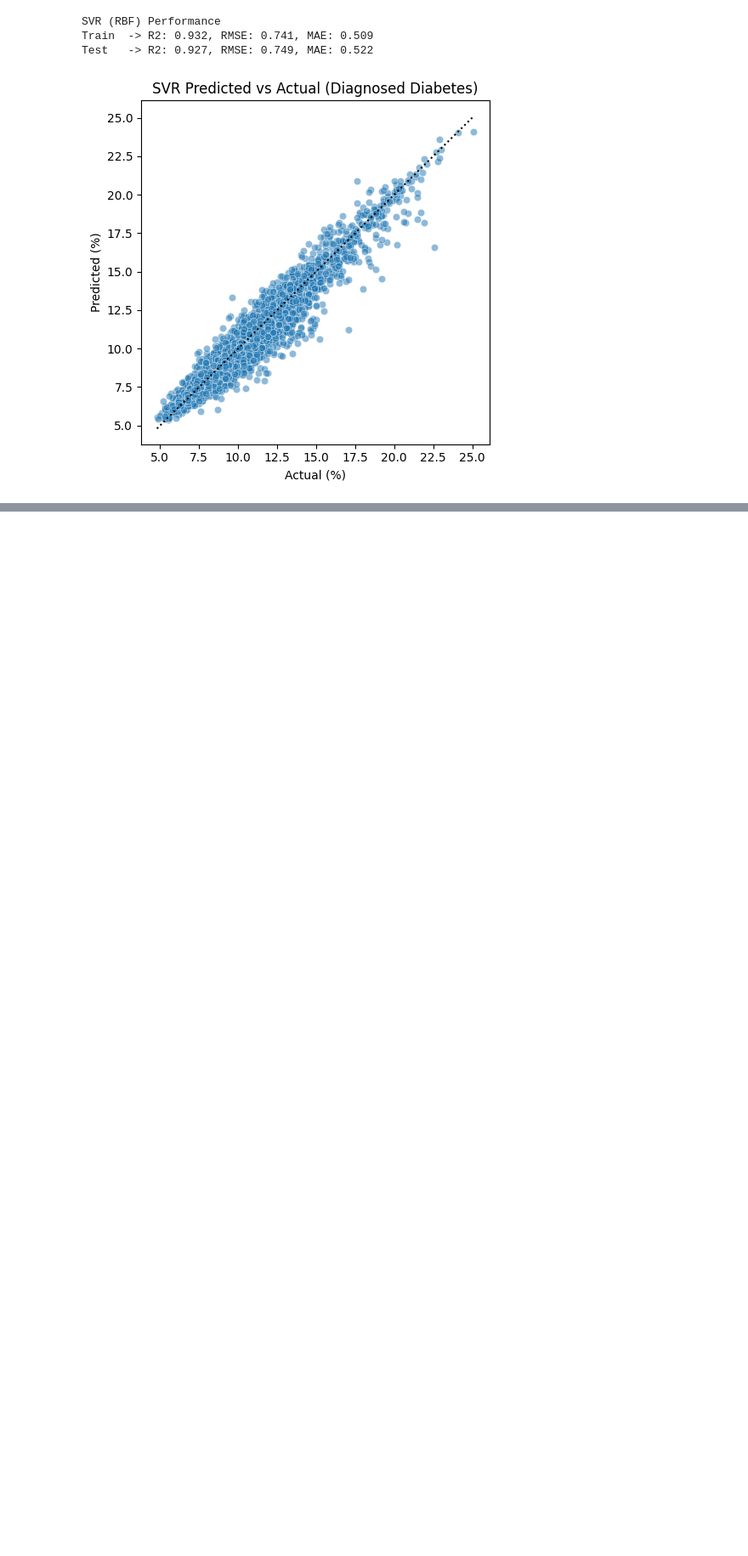
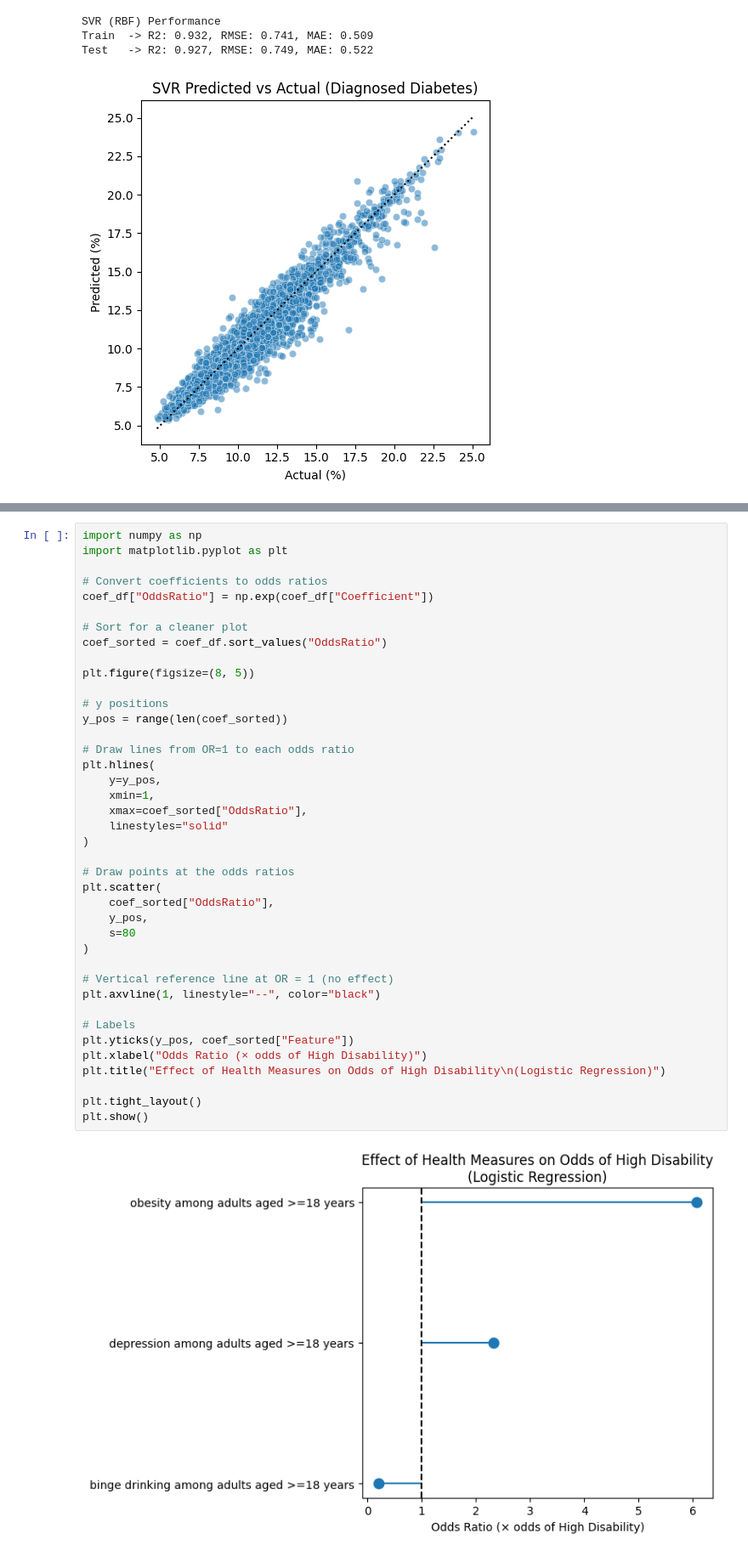
Before and after one commit to jjohn314/exploring-health-outcomes, a Jupyter notebook: prog_report.ipynb, the cells around one changed output, grey strips where cells are left out. Shown at 85% size. Drawn from its saved outputs; the diff is of its cells as text; blank space fills up the shorter version.

```diff
--- a/prog_report.ipynb
+++ b/prog_report.ipynb
@@ -949,0 +1026,42 @@ Test   -> R2: 0.927, RMSE: 0.749, MAE: 0.522
+# %%
+import numpy as np
+import matplotlib.pyplot as plt
+
+# Convert coefficients to odds ratios
+coef_df["OddsRatio"] = np.exp(coef_df["Coefficient"])
+
+# Sort for a cleaner plot
+coef_sorted = coef_df.sort_values("OddsRatio")
+
+plt.figure(figsize=(8, 5))
+
+# y positions
+y_pos = range(len(coef_sorted))
+
+# Draw lines from OR=1 to each odds ratio
+plt.hlines(
+    y=y_pos,
+    xmin=1,
+    xmax=coef_sorted["OddsRatio"],
+    linestyles="solid"
+)
+
+# Draw points at the odds ratios
+plt.scatter(
+    coef_sorted["OddsRatio"],
+    y_pos,
+    s=80
+)
+
+# Vertical reference line at OR = 1 (no effect)
+plt.axvline(1, linestyle="--", color="black")
+
+# Labels
+plt.yticks(y_pos, coef_sorted["Feature"])
+plt.xlabel("Odds Ratio (× odds of High Disability)")
+plt.title("Effect of Health Measures on Odds of High Disability\n(Logistic Regression)")
+
+plt.tight_layout()
+plt.show()
+# %% [output]
+[figure, added]
```
Also changed, not shown: parts of 10 cells of this notebook.
